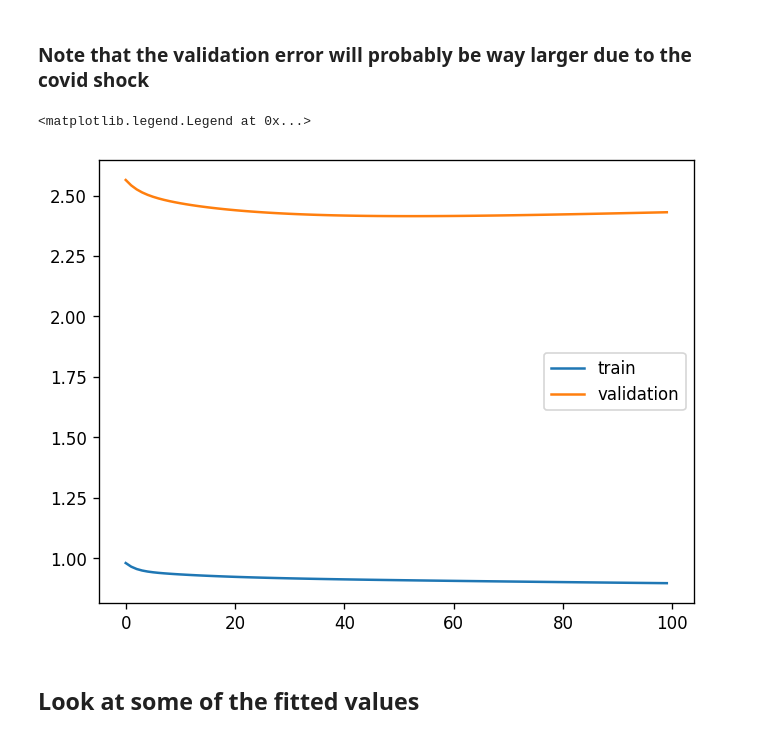
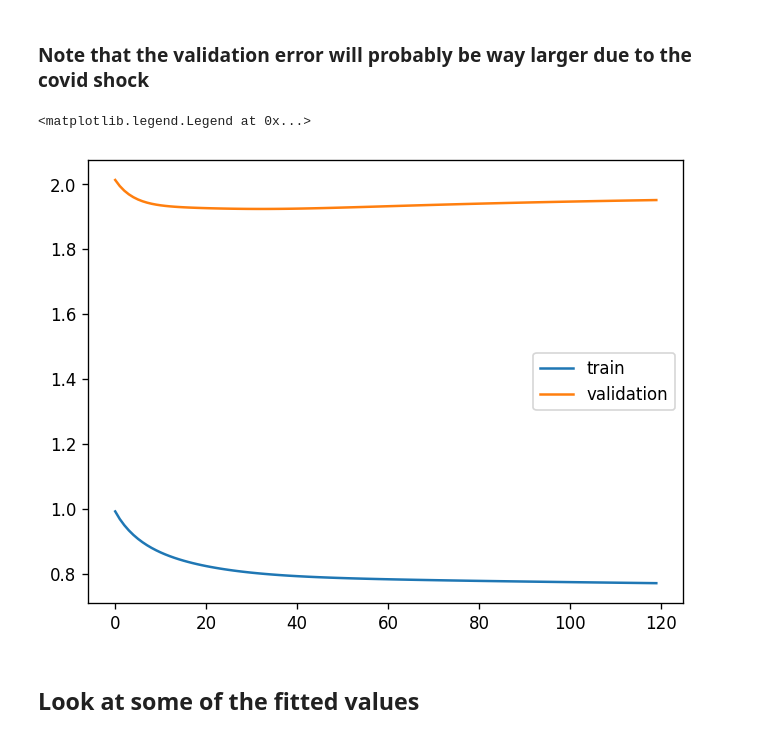
Before and after one commit to GarettKaube/Statistics-MachineLearning, a Jupyter notebook: machinelearning/DeepLearning/MonetaryPolicyRecurrentNeuralNetworks/monetarypolicyrnn.ipynb, the cells around one changed output. Saved outputs shown, nothing was run; the diff lists cells and outputs as text; code cells hidden in the pictures.

```diff
--- a/machinelearning/DeepLearning/MonetaryPolicyRecurrentNeuralNetworks/monetarypolicyrnn.ipynb
+++ b/machinelearning/DeepLearning/MonetaryPolicyRecurrentNeuralNetworks/monetarypolicyrnn.ipynb
@@ -129,7 +142,8 @@ fed_rate_DIFF         -0.888208
 Unemployment_DIFF      0.900000
 Name: 2020-03-01 00:00:00, dtype: float64
 # %%
-cutoff = int(data_diff.shape[0]*0.75)
+cutoff = int(data_diff.shape[0]*0.80)
 print(cutoff)
-data_diff.iloc[cutoff-1]
+cutoff_date = str(data_diff.iloc[cutoff-1].name)
+cutoff_date
 # %% [output]
@@ -154,7 +162,7 @@ class MonetaryPolicyDataSet(torch.utils.data.Dataset):
 
 
         data = get_data(self.data_dict)
-        self.data = difference_data(data)[["log_inflation_MoM", "fed_rate_DIFF", "Unemployment_DIFF"]]
+        self.data = difference_data(data, self.data_dict)[["log_inflation_MoM", "fed_rate_diff", "Unemployment_diff"]]
         self.data = self.data[self.data.index != "2020-04-01"]
 
         if train:
@@ -189,7 +197,7 @@ def get_data_loaders(train_cutoff, seq_length):
 
     return train_dataloader, test_dataloader
 
-train_dataloader, test_dataloader = get_data_loaders("2006-09-01", seq_length)
+train_dataloader, test_dataloader = get_data_loaders("2010-03-01", seq_length)
 
 batch_id, (x, y) = next(enumerate(train_dataloader))
 print(x, y)
@@ -475,0 +465,11 @@ total_val_error: 2.4686116298230796
+# %%
+# Set the training experiment
+mlflow.set_experiment('MonetaryPolicyRNN')
+hidden_size = 16
+
+# Initialize model
+model = RNNModel(3, hidden_size).to(device)
+rnn = RNN(model, "RNN", 120, train_dataloader, test_dataloader,
+          learning_rate=0.0001, device=device, train_data_end_date=cutoff_date)
+# Train
+rnn.train()
@@ -478,13 +501,13 @@ total_val_error: 2.4686116298230796
 # %%
 import matplotlib.pyplot as plt
 fig, ax = plt.subplots(dpi=120)
 
-ax.plot(np.arange(len(rnn.epoch_error)), rnn.epoch_error, label='train')
+ax.plot(np.arange(len(rnn.train_error)), rnn.train_error, label='train')
 ax.plot(np.arange(len(rnn.val_error)), rnn.val_error, label='validation')
 plt.legend()
 # %% [output]
 <matplotlib.legend.Legend at 0x...>
-[figure, old version]
+[figure, new version]
 # %% [markdown]
 ## Look at some of the fitted values
 # %%
```
Also changed, not shown: parts of 37 cells of this notebook.
